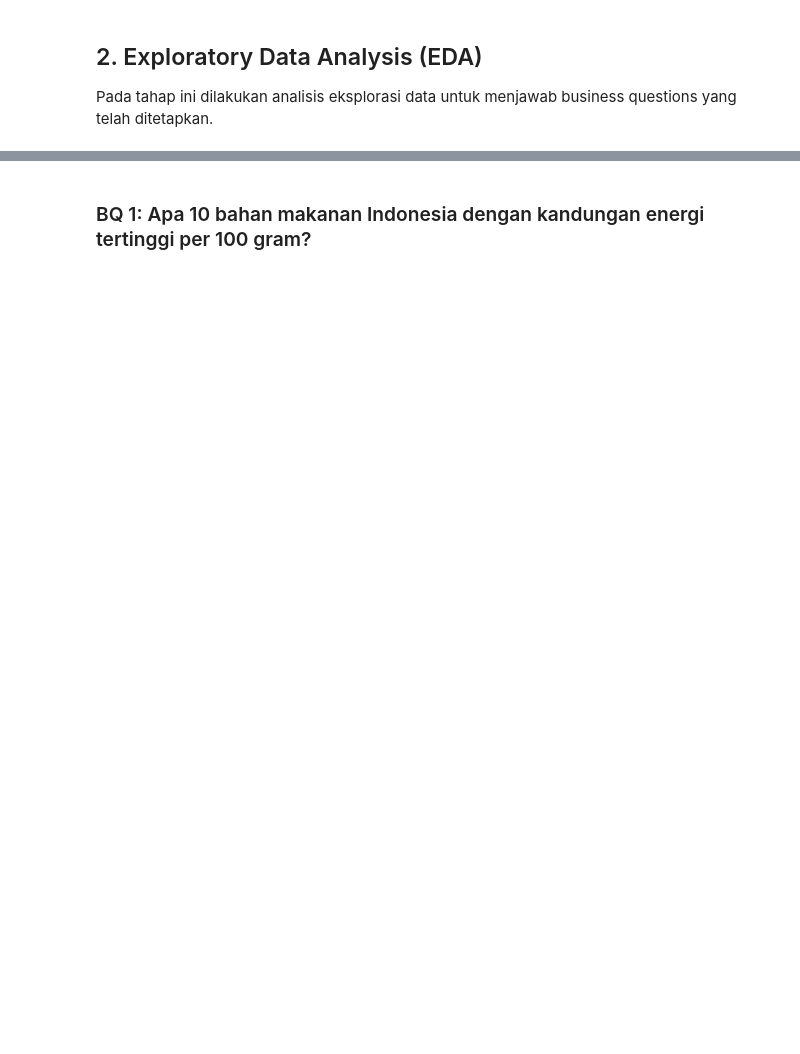
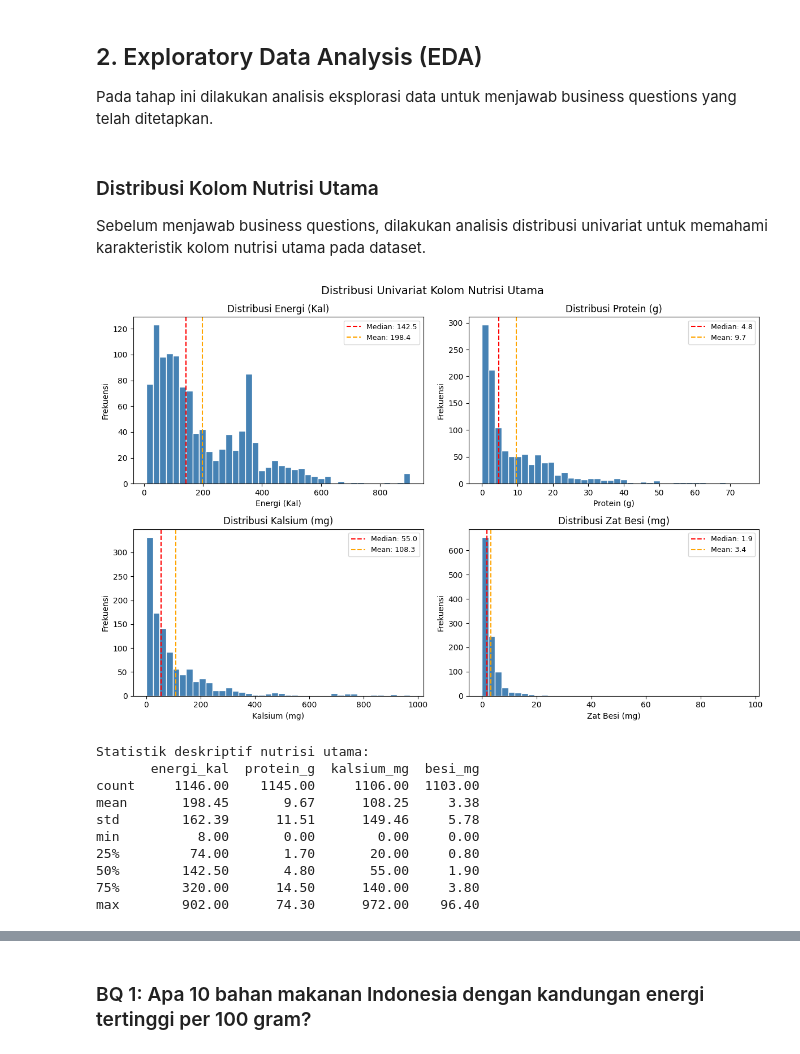
Before and after one commit to reginaarijazuhra-2023-glitch/Smart-Nutrition-Tracker-for-Golden-Age-Children, a Jupyter notebook: 02_Analisis.ipynb, the cells around one changed output, grey strips where cells are left out. Cells and saved outputs as stored; diff of their text form; code cells hidden in the pictures; blank space fills up the shorter version.

Commit message:
update gathering, analisis, app.py, dan final dataset

```diff
--- a/02_Analisis.ipynb
+++ b/02_Analisis.ipynb
@@ -570,3 +584,46 @@ Fitur `skor_gizi_anak` yang dihasilkan dari normalisasi gabungan energi, protein
 ## 2. Exploratory Data Analysis (EDA)
 
 Pada tahap ini dilakukan analisis eksplorasi data untuk menjawab business questions yang telah ditetapkan.
+# %% [markdown]
+### Distribusi Kolom Nutrisi Utama
+
+Sebelum menjawab business questions, dilakukan analisis distribusi univariat
+untuk memahami karakteristik kolom nutrisi utama pada dataset.
+# %%
+fig, axes = plt.subplots(2, 2, figsize=(12, 8))
+
+nutrisi_dist = {
+    'energi_kal': 'Energi (Kal)',
+    'protein_g': 'Protein (g)',
+    'kalsium_mg': 'Kalsium (mg)',
+    'besi_mg': 'Zat Besi (mg)'
+}
+
+for ax, (col, label) in zip(axes.flatten(), nutrisi_dist.items()):
+    data = df_pangan[col].dropna()
+    ax.hist(data, bins=40, color='steelblue', edgecolor='white')
+    ax.axvline(data.median(), color='red', linestyle='--', label=f'Median: {data.median():.1f}')
+    ax.axvline(data.mean(), color='orange', linestyle='--', label=f'Mean: {data.mean():.1f}')
+    ax.set_title(f'Distribusi {label}')
+    ax.set_xlabel(label)
+    ax.set_ylabel('Frekuensi')
+    ax.legend(fontsize=9)
+
+plt.suptitle('Distribusi Univariat Kolom Nutrisi Utama', fontsize=14)
+plt.tight_layout()
+plt.show()
+
+print('Statistik deskriptif nutrisi utama:')
+print(df_pangan[['energi_kal', 'protein_g', 'kalsium_mg', 'besi_mg']].describe().round(2))
+# %% [output]
+[figure, added]
+Statistik deskriptif nutrisi utama:
+       energi_kal  protein_g  kalsium_mg  besi_mg
+count     1146.00    1145.00     1106.00  1103.00
+mean       198.45       9.67      108.25     3.38
+std        162.39      11.51      149.46     5.78
+min          8.00       0.00        0.00     0.00
+25%         74.00       1.70       20.00     0.80
+50%        142.50       4.80       55.00     1.90
+75%        320.00      14.50      140.00     3.80
+max        902.00      74.30      972.00    96.40
```
Also changed, not shown: parts of 18 cells of this notebook, 2 other files.
